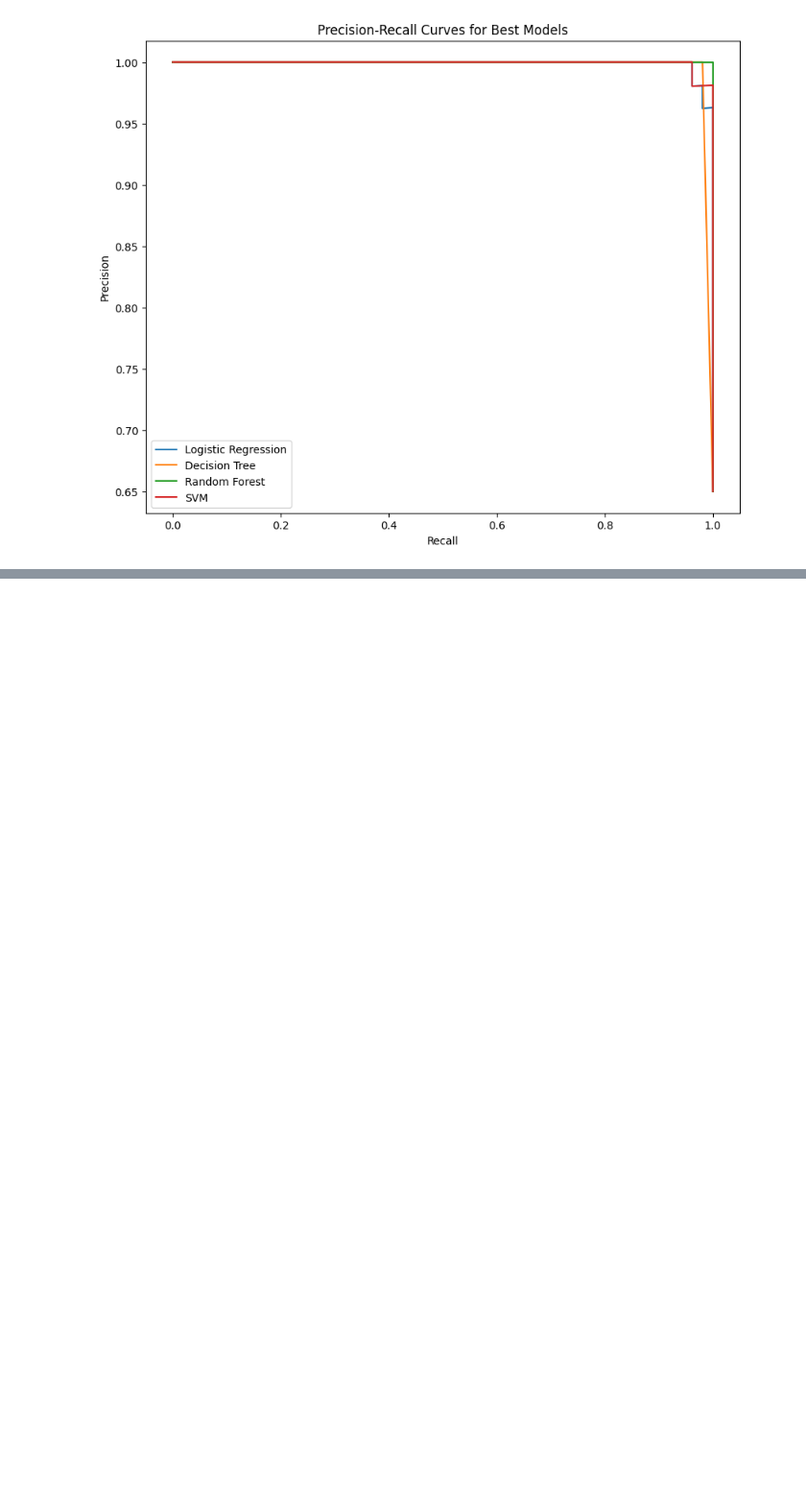
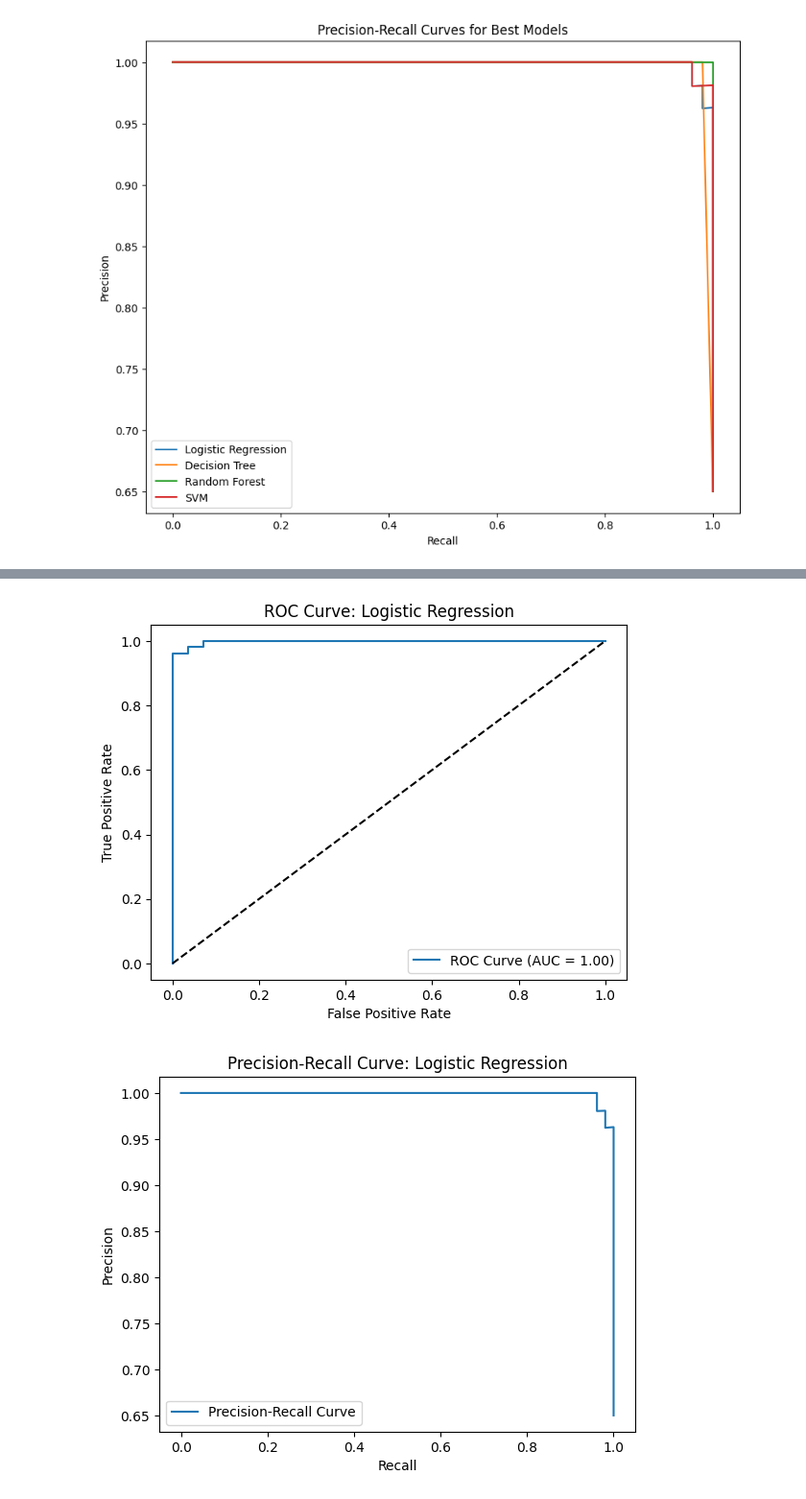
Before and after one commit to abshilpa/Chronic-Kidney-Disease-Data-Science-Project, a Jupyter notebook: MSC_Final_project_CKD.ipynb, the cells around one changed output, grey strips where cells are left out. Shown at 96% size. Saved outputs shown, nothing was run; the diff lists cells and outputs as text; code cells hidden in the pictures; blank space fills up the shorter version.

```diff
--- a/MSC_Final_project_CKD.ipynb
+++ b/MSC_Final_project_CKD.ipynb
@@ -924,0 +1060,64 @@ plot_roc_and_precision_curves(best_models, X_test, y_test)
+# %%
+from sklearn.metrics import classification_report, confusion_matrix, roc_auc_score, roc_curve, precision_recall_curve, accuracy_score
+import matplotlib.pyplot as plt
+
+
+#Performance Evaluation on Unseen Data (Testing on Test Set)
+
+def evaluate_on_test_set(best_models, X_test, y_test):
+    """
+    Evaluate the best-tuned models on the unseen test set.
+
+    Parameters:
+    best_models (dict): Dictionary containing trained best models.
+    X_test (pd.DataFrame): Test features.
+    y_test (pd.Series): Test target.
+
+    Returns:
+    None: Prints evaluation metrics and plots performance curves.
+    """
+    for model_name, model in best_models.items():
+        print(f"\nEvaluating {model_name} on the Test Set...")
+
+        # Predictions
+        y_pred = model.predict(X_test)
+        y_pred_proba = model.predict_proba(X_test)[:, 1] if hasattr(model, "predict_proba") else None
+
+        # Metrics
+        print("\nClassification Report:")
+        print(classification_report(y_test, y_pred))
+
+        print("\nConfusion Matrix:")
+        print(confusion_matrix(y_test, y_pred))
+
+        # Accuracy
+        accuracy = accuracy_score(y_test, y_pred)
+        print(f"Accuracy: {accuracy:.4f}")
+
+        # ROC Curve
+        if y_pred_proba is not None:
+            roc_auc = roc_auc_score(y_test, y_pred_proba)
+            fpr, tpr, _ = roc_curve(y_test, y_pred_proba)
+            plt.figure()
+            plt.plot(fpr, tpr, label=f"ROC Curve (AUC = {roc_auc:.2f})")
+            plt.plot([0, 1], [0, 1], 'k--')
+            plt.title(f"ROC Curve: {model_name}")
+            plt.xlabel("False Positive Rate")
+            plt.ylabel("True Positive Rate")
+            plt.legend(loc="lower right")
+            plt.show()
+
+        # Precision-Recall Curve
+        if y_pred_proba is not None:
+            precision, recall, _ = precision_recall_curve(y_test, y_pred_proba)
+            plt.figure()
+            plt.plot(recall, precision, label=f"Precision-Recall Curve")
+            plt.title(f"Precision-Recall Curve: {model_name}")
+            plt.xlabel("Recall")
+            plt.ylabel("Precision")
+            plt.legend(loc="lower left")
+            plt.show()
+
+# Call the function to evaluate models on the test set
+evaluate_on_test_set(best_models, X_test, y_test)
+# %% [output]
@@ -924,0 +1141,2 @@ plot_roc_and_precision_curves(best_models, X_test, y_test)
+[figure, added]
+[figure, added]
```
Also changed, not shown: parts of 10 cells of this notebook.
